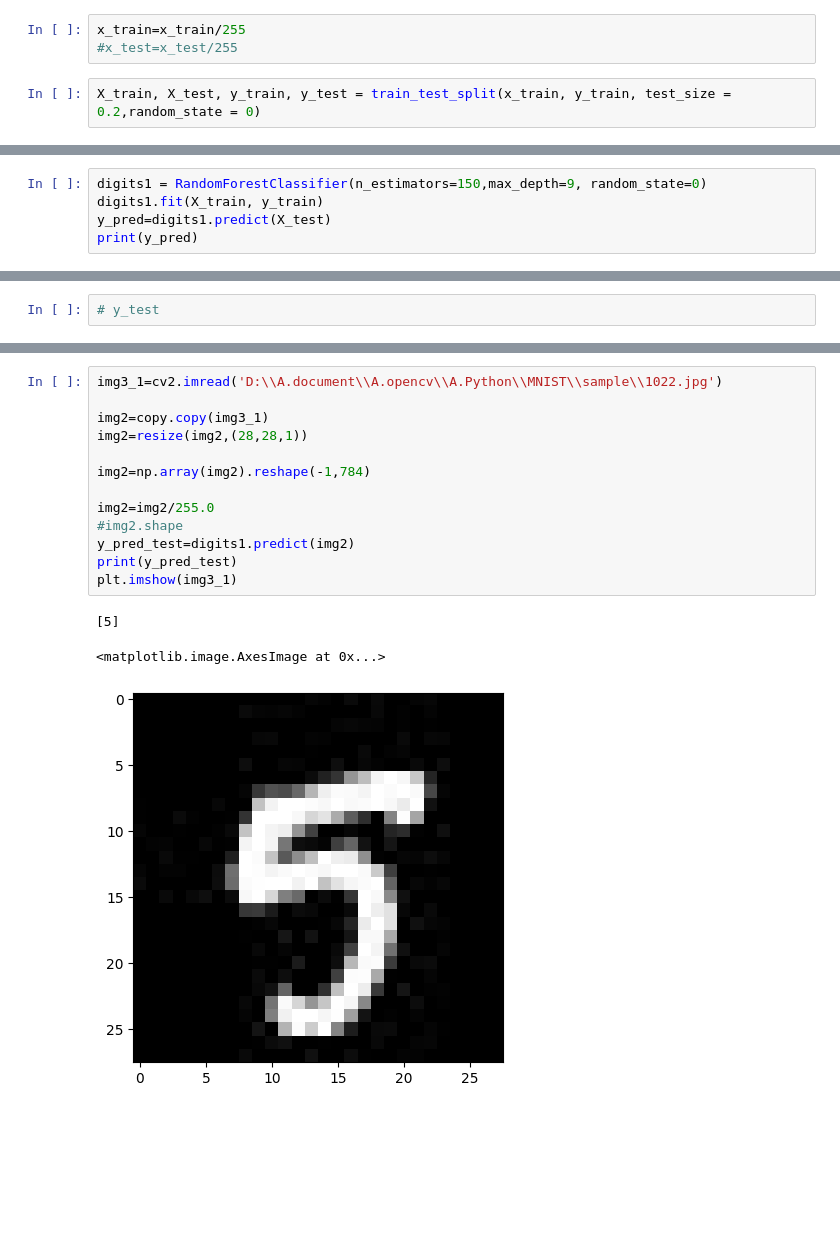
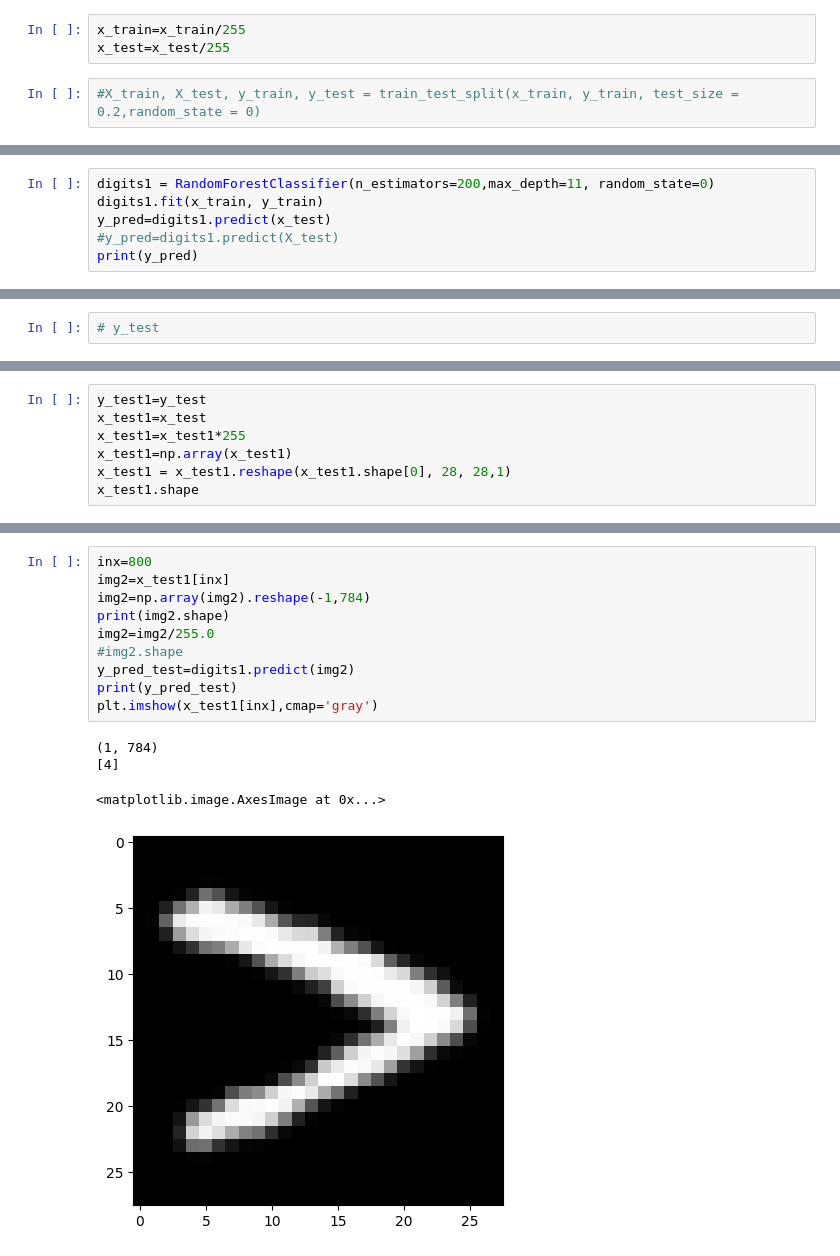
Before and after one commit to Rezas84/Random-forest, a Jupyter notebook: MNIST_random_forest.ipynb, the cells around one changed output, grey strips where cells are left out. Drawn from its saved outputs; the diff is of its cells as text; blank space fills up the shorter version.

```diff
--- a/MNIST_random_forest.ipynb
+++ b/MNIST_random_forest.ipynb
@@ -107,7 +125,7 @@ x_train.shape
 #x_test.shape
 # %%
 x_train=x_train/255
-#x_test=x_test/255
+x_test=x_test/255
 # %%
-X_train, X_test, y_train, y_test = train_test_split(x_train, y_train, test_size = 0.2,random_state = 0)
+#X_train, X_test, y_train, y_test = train_test_split(x_train, y_train, test_size = 0.2,random_state = 0)
 # %%
@@ -125,6 +144,7 @@ y_test.shape
 # %%
-digits1 = RandomForestClassifier(n_estimators=150,max_depth=9, random_state=0)
-digits1.fit(X_train, y_train)
-y_pred=digits1.predict(X_test)
+digits1 = RandomForestClassifier(n_estimators=200,max_depth=11, random_state=0)
+digits1.fit(x_train, y_train)
+y_pred=digits1.predict(x_test)
+#y_pred=digits1.predict(X_test)
 print(y_pred)
 # %% [output]
@@ -157,0 +179,7 @@ Mean squared error: 0.8574166666666667
+# %%
+y_test1=y_test
+x_test1=x_test
+x_test1=x_test1*255
+x_test1=np.array(x_test1)
+x_test1 = x_test1.reshape(x_test1.shape[0], 28, 28,1)
+x_test1.shape
@@ -158,17 +194,15 @@ Mean squared error: 0.8574166666666667
 # %%
-img3_1=cv2.imread('D:\\A.document\\A.opencv\\A.Python\\MNIST\\sample\\1022.jpg')
-
-img2=copy.copy(img3_1)
-img2=resize(img2,(28,28,1))
-
+inx=800
+img2=x_test1[inx]
 img2=np.array(img2).reshape(-1,784)
-
+print(img2.shape)
 img2=img2/255.0
 #img2.shape
 y_pred_test=digits1.predict(img2)
 print(y_pred_test)
-plt.imshow(img3_1)
+plt.imshow(x_test1[inx],cmap='gray')
 # %% [output]
-[5]
+(1, 784)
+[4]
 <matplotlib.image.AxesImage at 0x...>
-[figure, old version]
+[figure, new version]
```
Also changed, not shown: parts of 18 cells of this notebook.
